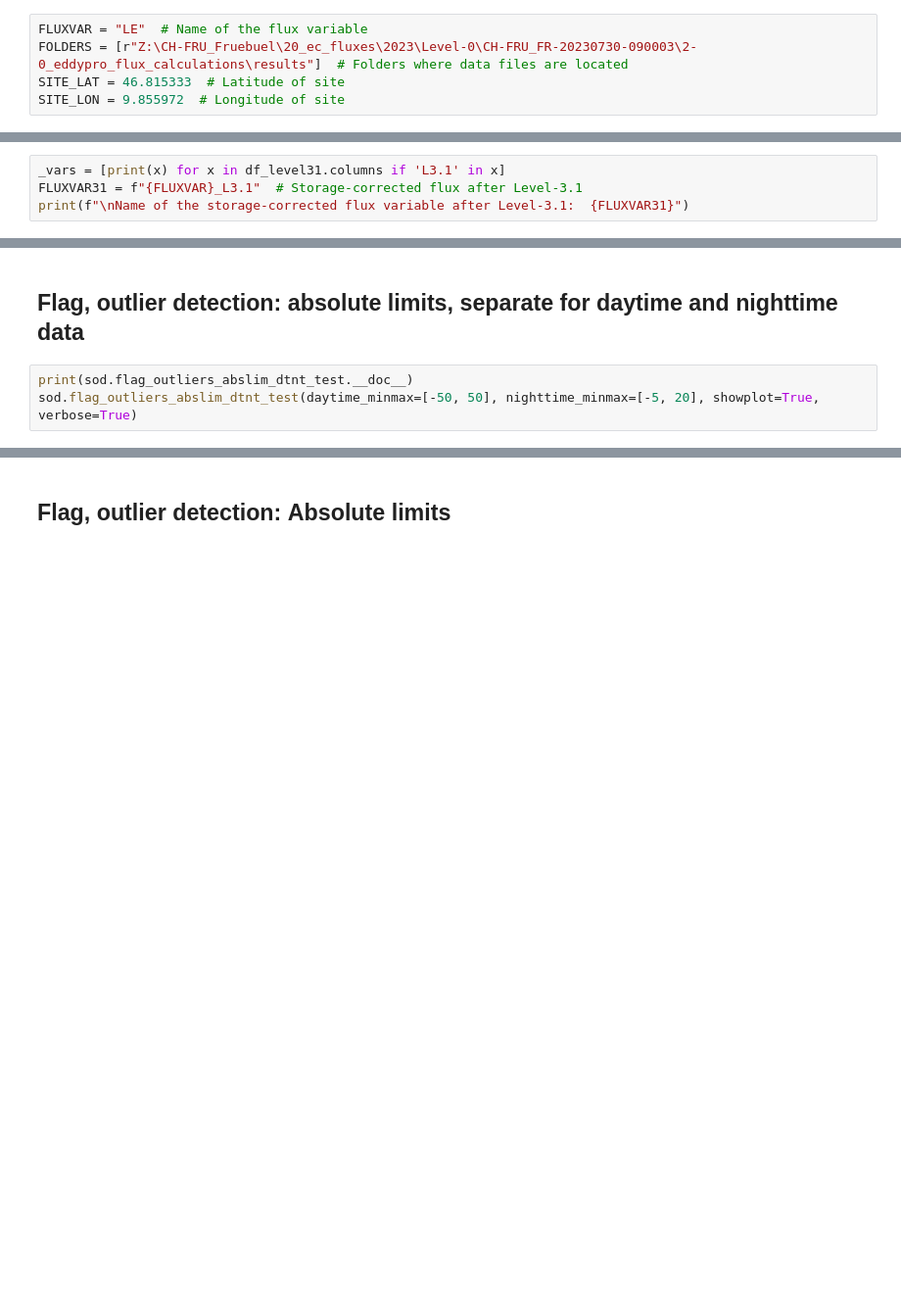
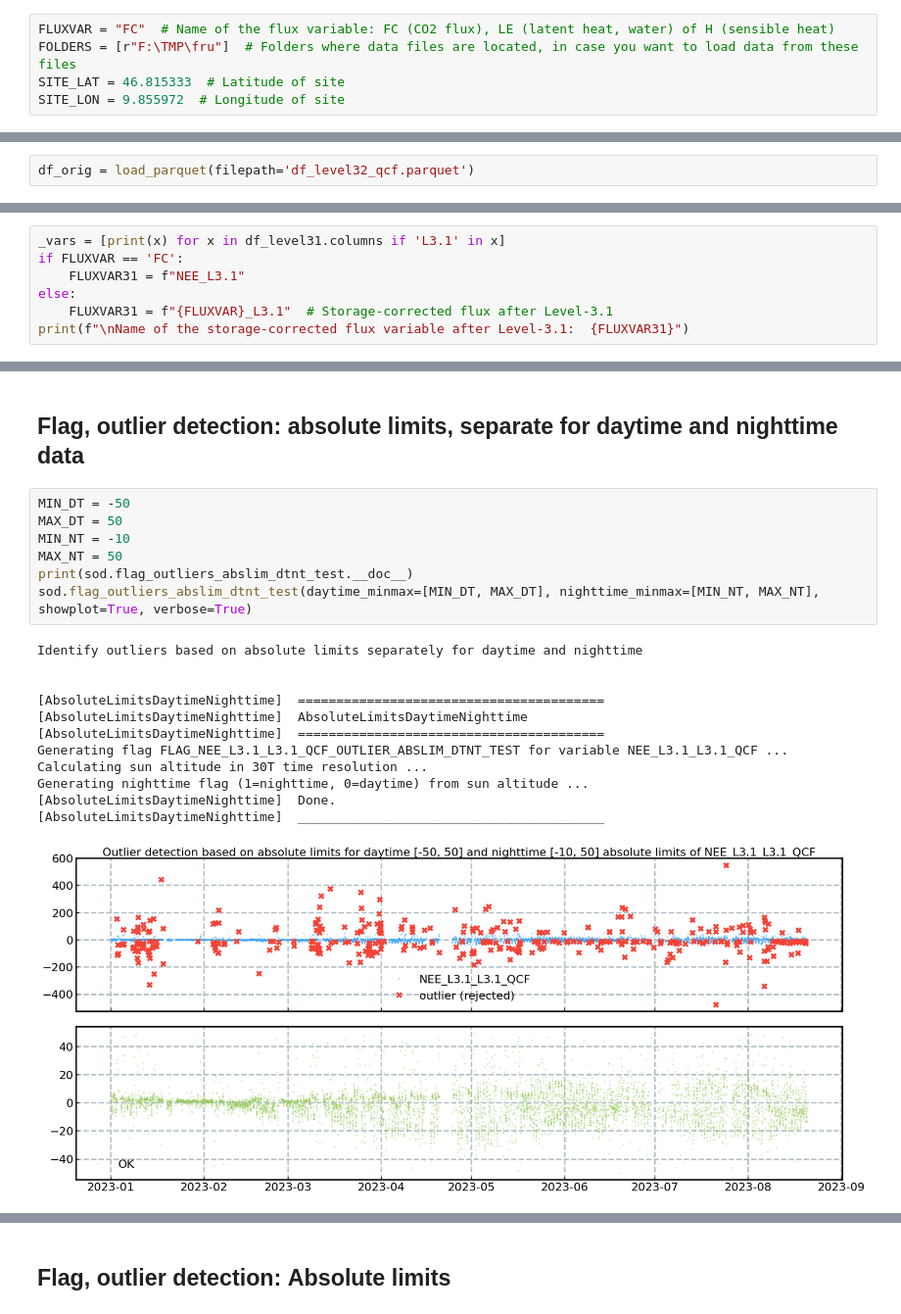
Before and after one commit to holukas/diive, a Jupyter notebook: notebooks/FluxProcessingChain/FluxProcessingChain.ipynb, the cells around one changed output, grey strips where cells are left out. Shown at 98% size. Saved outputs shown, nothing was run; the diff lists cells and outputs as text; blank space fills up the shorter version.

```diff
--- a/notebooks/FluxProcessingChain/FluxProcessingChain.ipynb
+++ b/notebooks/FluxProcessingChain/FluxProcessingChain.ipynb
@@ -44,6 +48,6 @@ Example notebook for the flux processing chain using the time series processing
 # %%
-FLUXVAR = "LE"  # Name of the flux variable
-FOLDERS = [r"Z:\CH-FRU_Fruebuel\20_ec_fluxes\2023\Level-0\CH-FRU_FR-20230730-090003\2-0_eddypro_flux_calculations\results"]  # Folders where data files are located
+FLUXVAR = "FC"  # Name of the flux variable: FC (CO2 flux), LE (latent heat, water) of H (sensible heat)
+FOLDERS = [r"F:\TMP\fru"]  # Folders where data files are located, in case you want to load data from these files
 SITE_LAT = 46.815333  # Latitude of site
 SITE_LON = 9.855972  # Longitude of site
 # %% [markdown]
@@ -162,0 +157,2 @@ Exception: Frequency detection failed.
+# %%
+df_orig = load_parquet(filepath='df_level32_qcf.parquet')
@@ -311,5 +482,8 @@ df_level31
 ## Available `Level-3.1` variables before preliminary QCF
 # %%
 _vars = [print(x) for x in df_level31.columns if 'L3.1' in x]
-FLUXVAR31 = f"{FLUXVAR}_L3.1"  # Storage-corrected flux after Level-3.1
+if FLUXVAR == 'FC':
+    FLUXVAR31 = f"NEE_L3.1"
+else:
+    FLUXVAR31 = f"{FLUXVAR}_L3.1"  # Storage-corrected flux after Level-3.1
 print(f"\nName of the storage-corrected flux variable after Level-3.1:  {FLUXVAR31}")
@@ -370,7 +605,24 @@ sod = StepwiseOutlierDetection(dataframe=df_level31,
 # %% [markdown]
 ## Flag, outlier detection: **absolute limits, separate for daytime and nighttime data**
 # %%
+MIN_DT = -50
+MAX_DT = 50
+MIN_NT = -10
+MAX_NT = 50
 print(sod.flag_outliers_abslim_dtnt_test.__doc__)
-sod.flag_outliers_abslim_dtnt_test(daytime_minmax=[-50, 50], nighttime_minmax=[-5, 20], showplot=True, verbose=True)
+sod.flag_outliers_abslim_dtnt_test(daytime_minmax=[MIN_DT, MAX_DT], nighttime_minmax=[MIN_NT, MAX_NT], showplot=True, verbose=True)
+# %% [output]
+Identify outliers based on absolute limits separately for daytime and nighttime
+
+
+[AbsoluteLimitsDaytimeNighttime]  ========================================
+[AbsoluteLimitsDaytimeNighttime]  AbsoluteLimitsDaytimeNighttime
+[AbsoluteLimitsDaytimeNighttime]  ========================================
+Generating flag FLAG_NEE_L3.1_L3.1_QCF_OUTLIER_ABSLIM_DTNT_TEST for variable NEE_L3.1_L3.1_QCF ...
+Calculating sun altitude in 30T time resolution ...
+Generating nighttime flag (1=nighttime, 0=daytime) from sun altitude ...
+[AbsoluteLimitsDaytimeNighttime]  Done.
+[AbsoluteLimitsDaytimeNighttime]  ________________________________________
+[figure, added]
 # %%
 sod.addflag()
```
Also changed, not shown: parts of 113 cells of this notebook, 15 other files.
